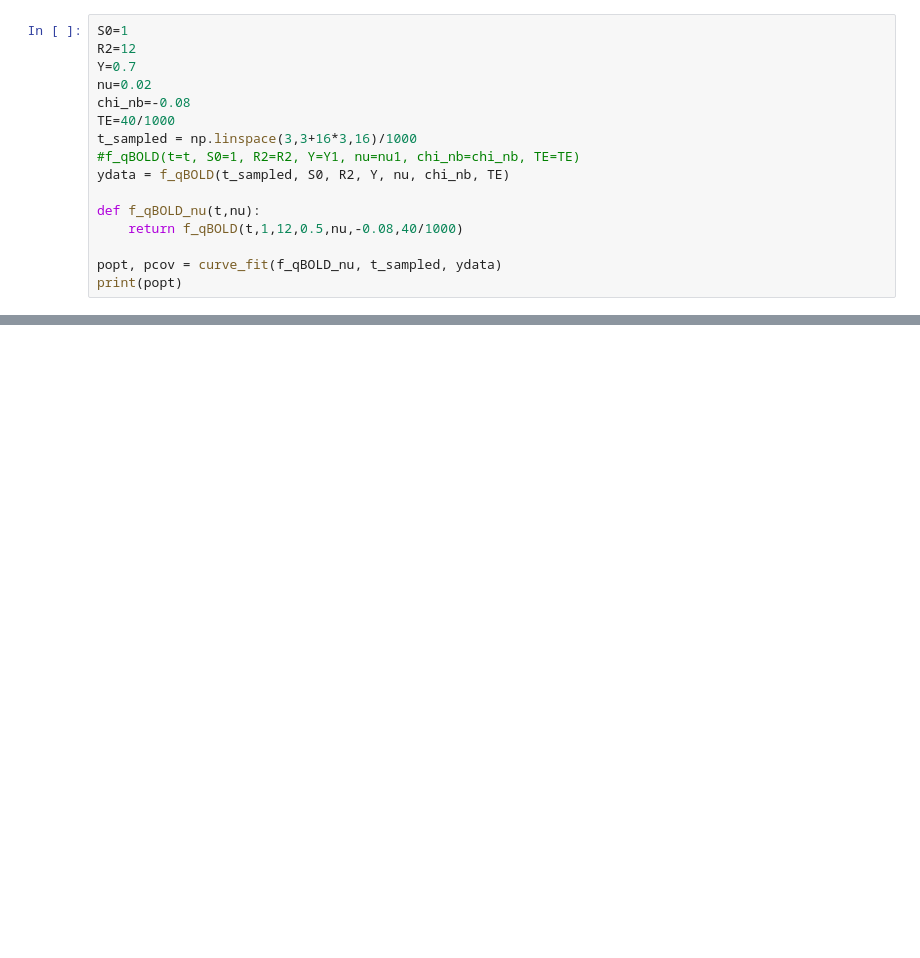
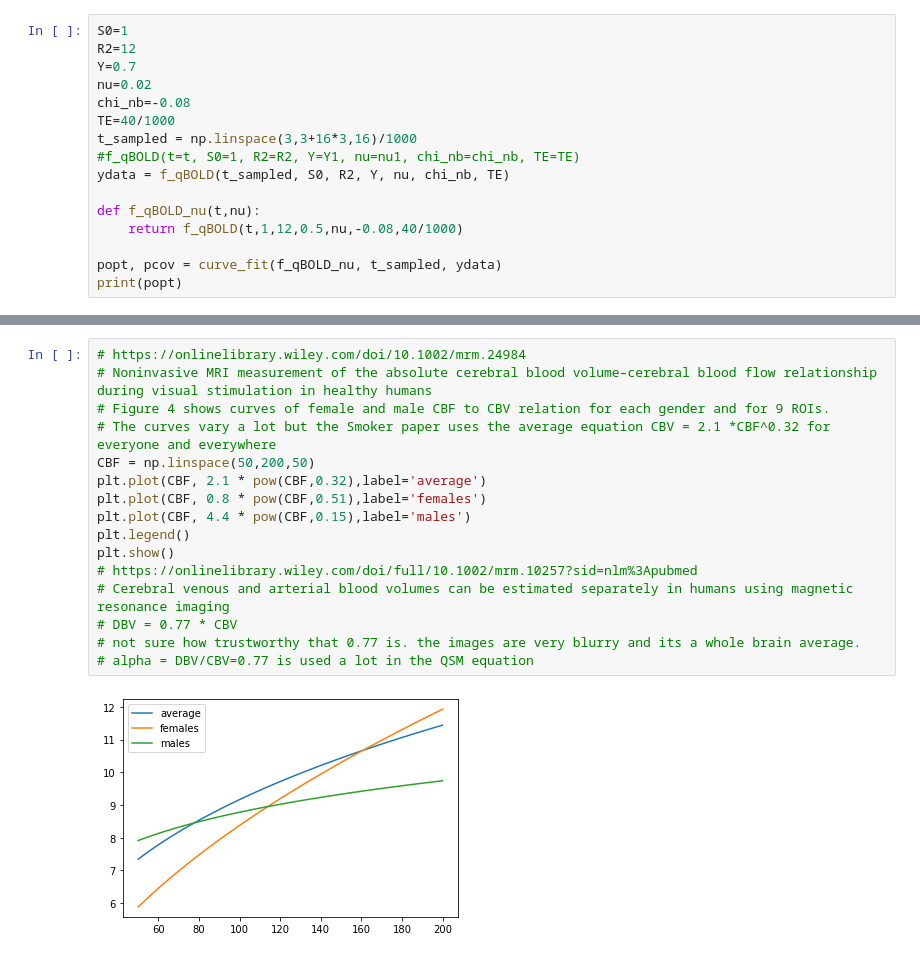
Before and after one commit to PatrickKinz/DeepLearning, a Jupyter notebook: QSM_qBOLD_function_visualized.ipynb, the cells around one changed output, grey strips where cells are left out. Cells and saved outputs as stored; diff of their text form; blank space fills up the shorter version.

```diff
--- a/QSM_qBOLD_function_visualized.ipynb
+++ b/QSM_qBOLD_function_visualized.ipynb
@@ -456,0 +439,18 @@ plot_fit_comparison(R2,chi_nb,TE,t,Y1,Y2,Y3,Y4,nu1,nu2,nu3,nu4,3)
+# %%
+# https://onlinelibrary.wiley.com/doi/10.1002/mrm.24984
+# Noninvasive MRI measurement of the absolute cerebral blood volume–cerebral blood flow relationship during visual stimulation in healthy humans
+# Figure 4 shows curves of female and male CBF to CBV relation for each gender and for 9 ROIs.
+# The curves vary a lot but the Smoker paper uses the average equation CBV = 2.1 *CBF^0.32 for everyone and everywhere
+CBF = np.linspace(50,200,50)
+plt.plot(CBF, 2.1 * pow(CBF,0.32),label='average')
+plt.plot(CBF, 0.8 * pow(CBF,0.51),label='females')
+plt.plot(CBF, 4.4 * pow(CBF,0.15),label='males')
+plt.legend()
+plt.show()
+# https://onlinelibrary.wiley.com/doi/full/10.1002/mrm.10257?sid=nlm%3Apubmed
+# Cerebral venous and arterial blood volumes can be estimated separately in humans using magnetic resonance imaging
+# DBV = 0.77 * CBV
+# not sure how trustworthy that 0.77 is. the images are very blurry and its a whole brain average.
+# alpha = DBV/CBV=0.77 is used a lot in the QSM equation
+# %% [output]
+[figure, added]
```
Also changed, not shown: parts of 11 cells of this notebook.
